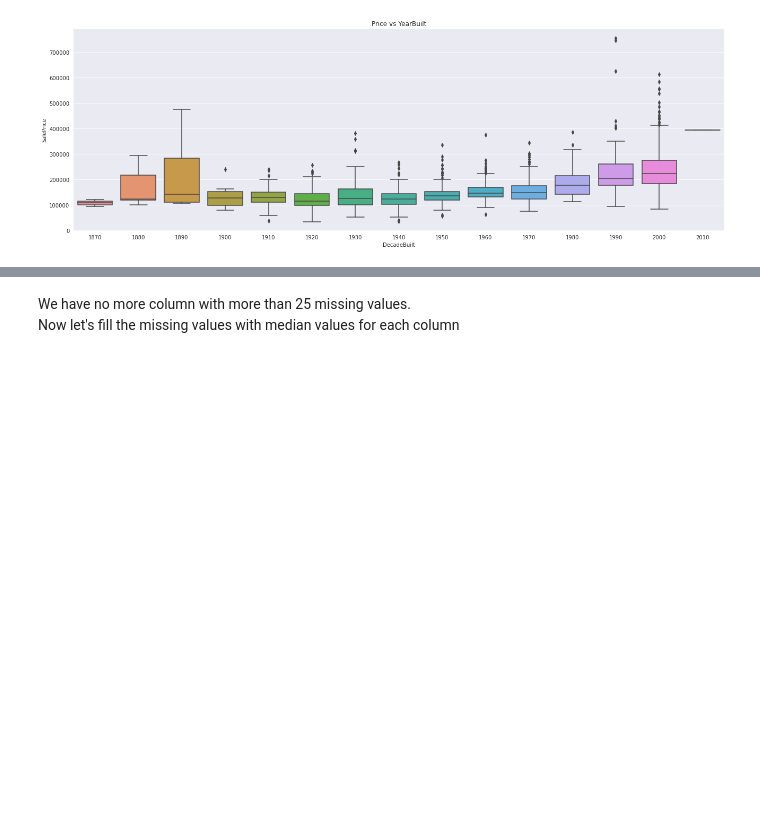
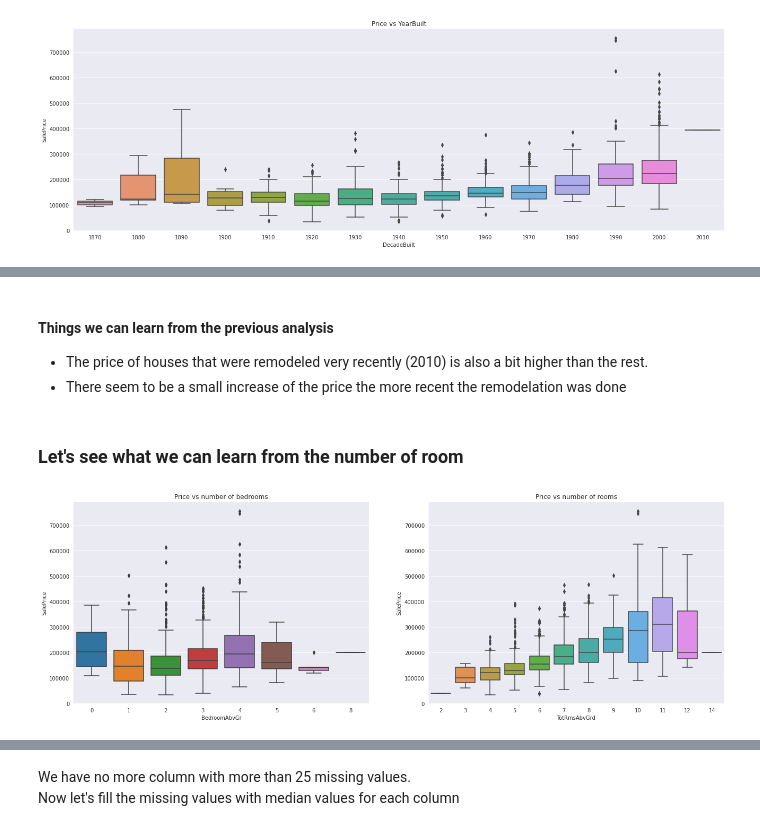
Before and after one commit to max-lutz/Kaggle_competitions, a Jupyter notebook: house-price-regression-full-eda-ml-workflow.ipynb, the cells around one changed output, grey strips where cells are left out. Saved outputs shown, nothing was run; the diff lists cells and outputs as text; code cells hidden in the pictures; blank space fills up the shorter version.

Commit message:
EDA of bedrooms and rooms

```diff
--- a/house-price-regression-full-eda-ml-workflow.ipynb
+++ b/house-price-regression-full-eda-ml-workflow.ipynb
@@ -289,0 +310,17 @@ ax.set_title('Price vs YearBuilt');
+# %% [markdown]
+#### Things we can learn from the previous analysis
+- The price of houses that were remodeled very recently (2010) is also a bit higher than the rest.
+- There seem to be a small increase of the price the more recent the remodelation was done
+# %% [markdown]
+### Let's see what we can learn from the number of room
+# %%
+#MoSold, YrSold: maybe the time of year has an impact on the price
+#SaleType
+#Bedroom & TotRmsAbvGrd
+fig, ax = plt.subplots(1,2, figsize=(22,7))
+sns.boxplot(x="BedroomAbvGr", y="SalePrice", data=dataset_train, ax=ax[0])
+ax[0].set_title('Price vs number of bedrooms');
+sns.boxplot(x="TotRmsAbvGrd", y="SalePrice", data=dataset_train, ax=ax[1])
+ax[1].set_title('Price vs number of rooms');
+# %% [output]
+[figure, added]
```
Also changed, not shown: parts of 6 cells of this notebook.
